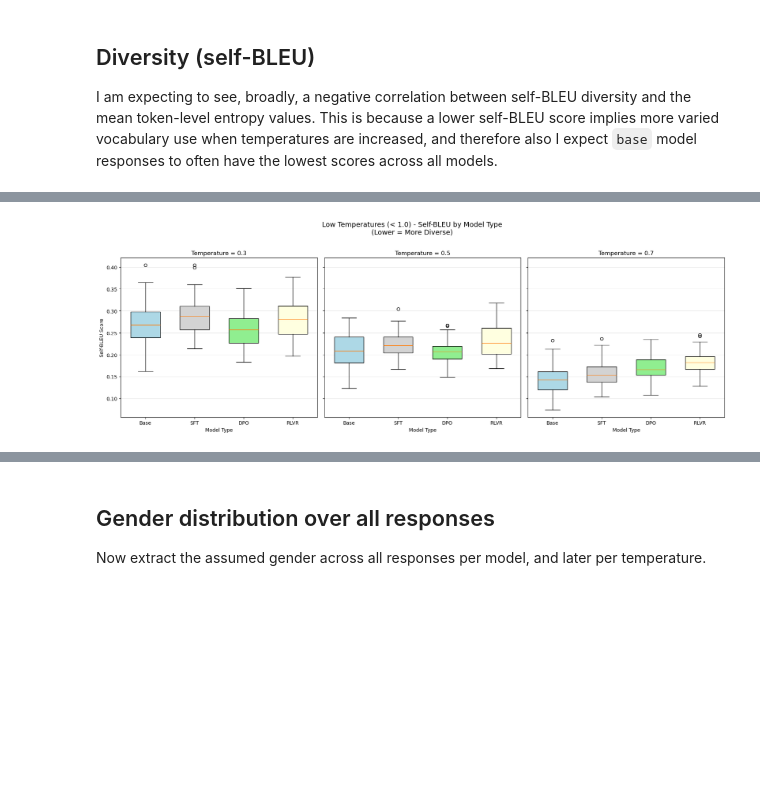
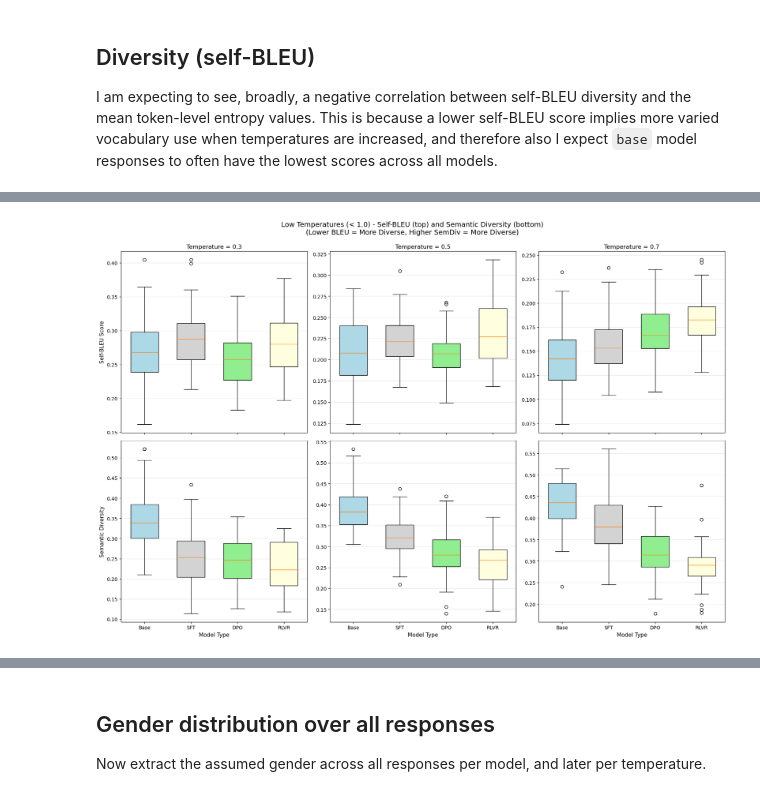
Before and after one commit to manthangadhia/occupational_bias_llms, a Jupyter notebook: notebooks/olmo_analysis.ipynb, the cells around one changed output, grey strips where cells are left out. Drawn from its saved outputs; the diff is of its cells as text; code cells hidden in the pictures; blank space fills up the shorter version.

Commit message:
Testing visualisations for diversity metrics --- need cleaner plots still. thinking of schema

```diff
--- a/notebooks/olmo_analysis.ipynb
+++ b/notebooks/olmo_analysis.ipynb
@@ -19,7 +19,7 @@ from tqdm import tqdm
 
 root_dir = Path.cwd().parent
 data_dir = root_dir / "data" / "olmo7b_results"
-OLMO_FILE = data_dir / "olmo7b_all_temps.jsonl"
+OLMO_FILE = data_dir / "olmo7b_all_temps_assumed_processed.jsonl"
 
 # Load the data
 olmo_df = pd.read_json(OLMO_FILE, lines=True)
@@ -251,0 +271,10 @@ dpo       0.3           50.0  0.259987  0.039376  0.182686  0.226925
+# %%
+# Load sentence transformer model on CUDA
+from sentence_transformers import SentenceTransformer
+import torch
+
+device = 'cuda' if torch.cuda.is_available() else 'cpu'
+print(f"Using device: {device}")
+
+semantic_model = SentenceTransformer('all-MiniLM-L6-v2', device=device)
+print(f"Model loaded on {device}")
@@ -252,5 +335,5 @@ dpo       0.3           50.0  0.259987  0.039376  0.182686  0.226925
 # %%
-# Visualize self-BLEU scores by model and temperature
+# Visualize self-BLEU and semantic diversity scores by model and temperature
 
 # Split temperatures into low and high groups
 low_temps = [t for t in bleu_df['temperature'].unique() if t < 1.0]
@@ -259,15 +342,16 @@ high_temps = [t for t in bleu_df['temperature'].unique() if t >= 1.0]
 low_temps.sort()
 high_temps.sort()
 
-def plot_bleu_by_temp_group(temps, title_prefix):
+def plot_diversity_metrics_by_temp_group(temps, title_prefix):
     n_temps = len(temps)
-    fig, axes = plt.subplots(1, n_temps, figsize=(6*n_temps, 6), sharey=True)
+    fig, axes = plt.subplots(2, n_temps, figsize=(6*n_temps, 12), sharex=True)
 
     if n_temps == 1:
-        axes = [axes]
+        axes = axes.reshape(-1, 1)
 
     for temp_idx, temp in enumerate(temps):
-        ax = axes[temp_idx]
+        # Top row: Self-BLEU
+        ax_bleu = axes[0, temp_idx]
 
         # Filter data for this temperature
         temp_data = bleu_df[bleu_df['temperature'] == temp]
@@ -278,48 +362,75 @@ def plot_bleu_by_temp_group(temps, title_prefix):
             model_data = temp_data[temp_data['model_key'] == model]
             bleu_by_model.append(model_data['self_bleu'].tolist())
 
-        # Create box plot
+        # Create box plot for self-BLEU
         positions = list(range(len(model_types)))
-        bp = ax.boxplot(bleu_by_model, positions=positions, widths=0.6, patch_artist=True)
+        bp = ax_bleu.boxplot(bleu_by_model, positions=positions, widths=0.6, patch_artist=True)
 
         # Color each box
         for patch, color in zip(bp['boxes'], colors):
             patch.set_facecolor(color)
 
-        ax.set_xlabel('Model Type')
         if temp_idx == 0:
-            ax.set_ylabel('Self-BLEU Score')
-        ax.set_title(f'Temperature = {temp:.1f}')
-        ax.set_xticks(positions)
-        ax.set_xticklabels(['Base', 'SFT', 'DPO', 'RLVR'])
-        ax.grid(axis='y', alpha=0.3)
+            ax_bleu.set_ylabel('Self-BLEU Score', fontsize=11)
+        ax_bleu.set_title(f'Temperature = {temp:.1f}', fontsize=12)
+        ax_bleu.set_xticks(positions)
+        ax_bleu.set_xticklabels([])  # Remove x labels for top row
+        ax_bleu.grid(axis='y', alpha=0.3)
 
-    plt.suptitle(f'{title_prefix} - Self-BLEU by Model Type\n(Lower = More Diverse)', fontsize=14, y=1.02)
+        # Bottom row: Semantic Diversity
+        ax_semdiv = axes[1, temp_idx]
+
+        # Collect semantic diversity data for each model
+        semdiv_by_model = []
+        for model in model_types:
+            model_data = temp_data[temp_data['model_key'] == model]
+            semdiv_by_model.append(model_data['semantic_diversity'].tolist())
+
+        # Create box plot for semantic diversity
+        bp2 = ax_semdiv.boxplot(semdiv_by_model, positions=positions, widths=0.6, patch_artist=True)
+
+        # Color each box
+        for patch, color in zip(bp2['boxes'], colors):
+            patch.set_facecolor(color)
+
+        ax_semdiv.set_xlabel('Model Type', fontsize=11)
+        if temp_idx == 0:
+            ax_semdiv.set_ylabel('Semantic Diversity', fontsize=11)
+        ax_semdiv.set_xticks(positions)
+        ax_semdiv.set_xticklabels(['Base', 'SFT', 'DPO', 'RLVR'])
+        ax_semdiv.grid(axis='y', alpha=0.3)
+
+    fig.suptitle(f'{title_prefix} - Self-BLEU (top) and Semantic Diversity (bottom)\n(Lower BLEU = More Diverse, Higher SemDiv = More Diverse)',
+                 fontsize=14, y=0.995)
     plt.tight_layout()
     plt.show()
 
 # Plot low temperatures
-plot_bleu_by_temp_group(low_temps, 'Low Temperatures (< 1.0)')
+plot_diversity_metrics_by_temp_group(low_temps, 'Low Temperatures (< 1.0)')
 
 # Plot high temperatures
-plot_bleu_by_temp_group(high_temps, 'High Temperatures (≥ 1.0)')
+plot_diversity_metrics_by_temp_group(high_temps, 'High Temperatures (≥ 1.0)')
 
 # Print detailed statistics
-print("\nSelf-BLEU Statistics by Temperature and Model:")
+print("\nSelf-BLEU and Semantic Diversity Statistics by Temperature and Model:")
 for temp in sorted(bleu_df['temperature'].unique()):
-    print(f"\n{'='*60}")
+    print(f"\n{'='*80}")
     print(f"Temperature: {temp:.1f}")
-    print(f"{'='*60}")
+    print(f"{'='*80}")
     temp_data = bleu_df[bleu_df['temperature'] == temp]
 
     for model_key in model_types:
         model_data = temp_data[temp_data['model_key'] == model_key]
         bleu_scores = model_data['self_bleu']
+        sem_div_scores = model_data['semantic_diversity']
 
         if len(bleu_scores) > 0:
-            print(f"{model_key.upper():6s}: n={len(bleu_scores):4d}, mean={bleu_scores.mean():.4f}, "
+            print(f"{model_key.upper():6s}:")
+            print(f"  Self-BLEU:      n={len(bleu_scores):4d}, mean={bleu_scores.mean():.4f}, "
                   f"std={bleu_scores.std():.4f}, min={bleu_scores.min():.4f}, max={bleu_scores.max():.4f}")
+            print(f"  Semantic Div:   n={len(sem_div_scores):4d}, mean={sem_div_scores.mean():.4f}, "
+                  f"std={sem_div_scores.std():.4f}, min={sem_div_scores.min():.4f}, max={sem_div_scores.max():.4f}")
         else:
             print(f"{model_key.upper():6s}: No data")
 # %% [output]
-[figure, old version]
+[figure, new version]
```
Also changed, not shown: parts of 12 cells of this notebook.
